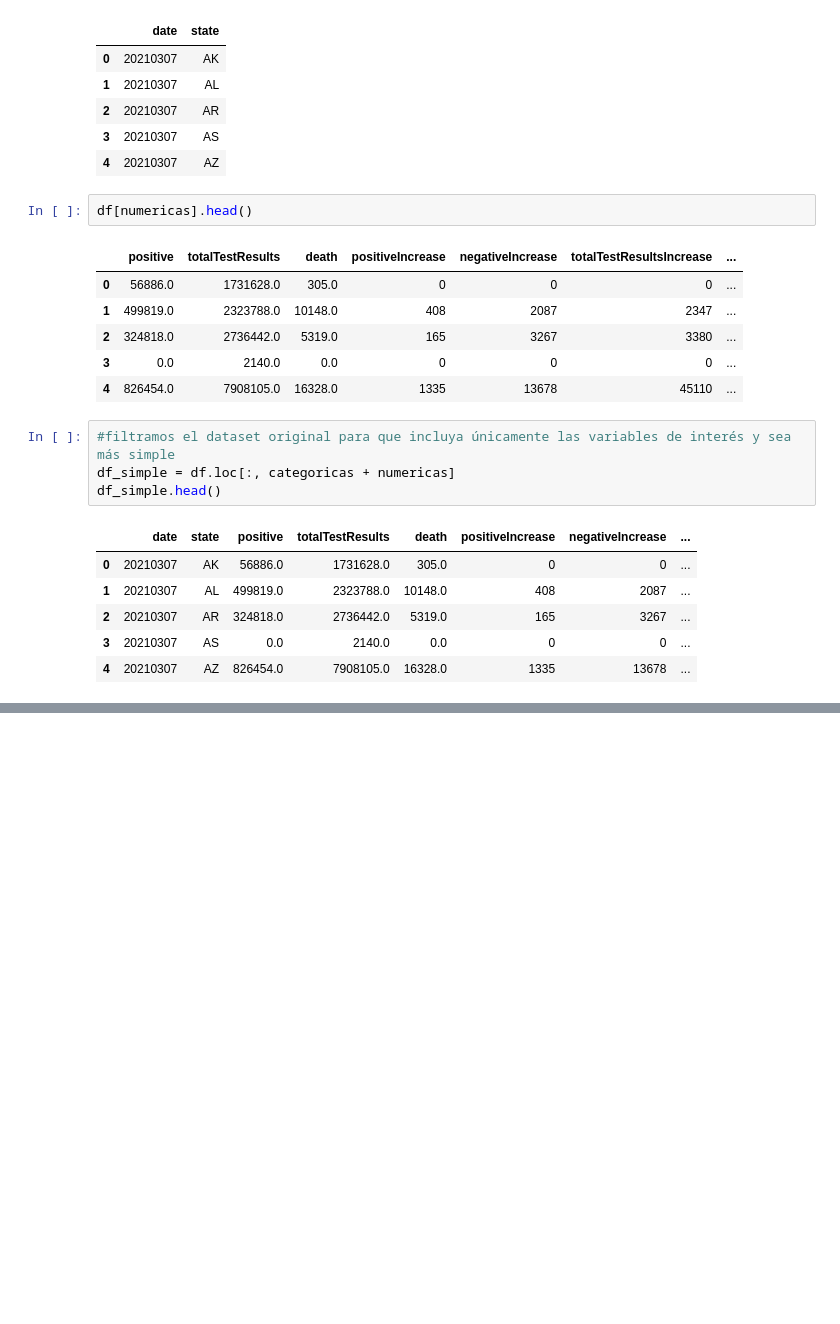
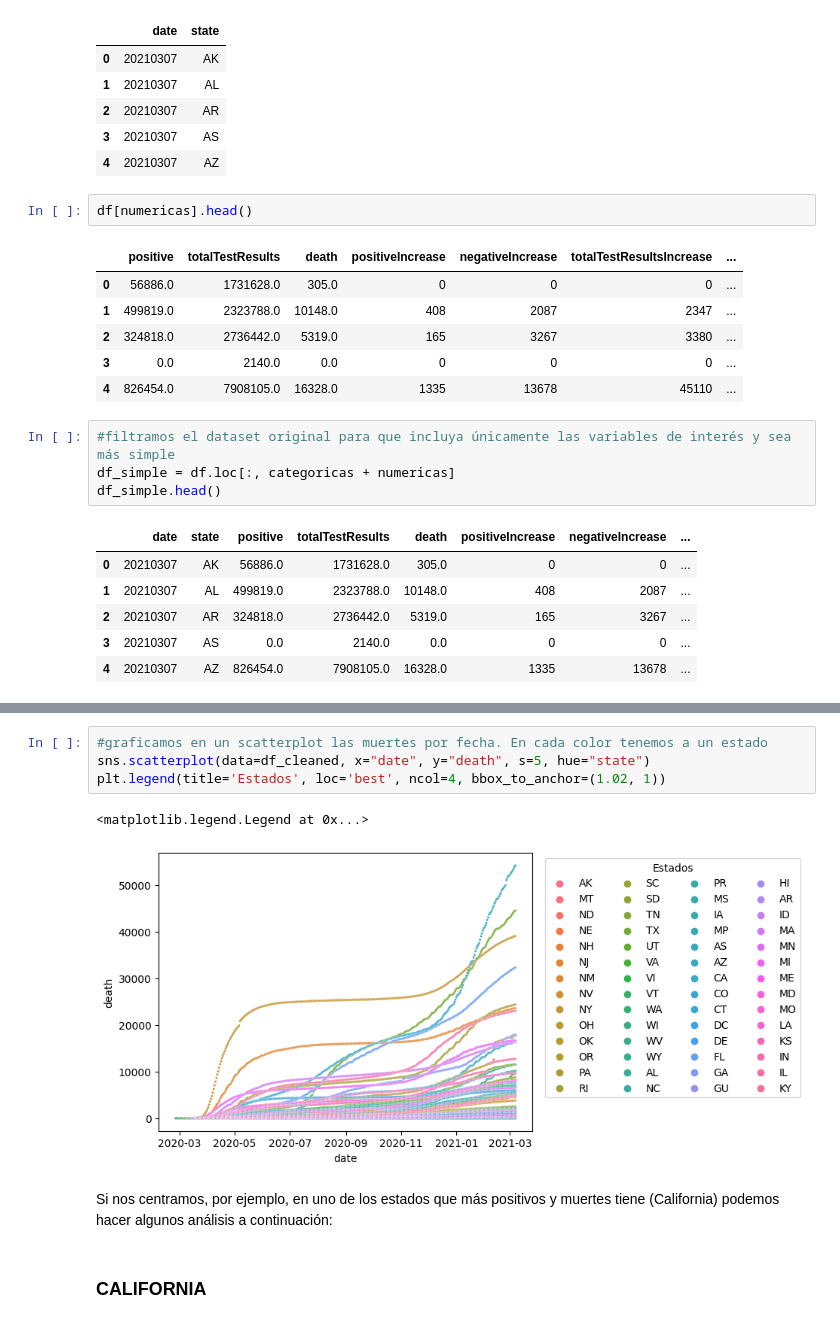
Before and after one commit to AI-School-F5-P2/proyecto_Datathon_equipo_5, a Jupyter notebook: main.ipynb, the cells around one changed output, grey strips where cells are left out. Drawn from its saved outputs; the diff is of its cells as text; blank space fills up the shorter version.

```diff
--- a/main.ipynb
+++ b/main.ipynb
@@ -237,0 +278,11 @@ df_cleaned.head()
+# %%
+#graficamos en un scatterplot las muertes por fecha. En cada color tenemos a un estado
+sns.scatterplot(data=df_cleaned, x="date", y="death", s=5, hue="state")
+plt.legend(title='Estados', loc='best', ncol=4, bbox_to_anchor=(1.02, 1))
+# %% [output]
+<matplotlib.legend.Legend at 0x...>
+[figure, added]
+# %% [markdown]
+Si nos centramos, por ejemplo, en uno de los estados que más positivos y muertes tiene (California) podemos hacer algunos análisis a continuación:
+# %% [markdown]
+### CALIFORNIA
```
Also changed, not shown: parts of 42 cells of this notebook.
